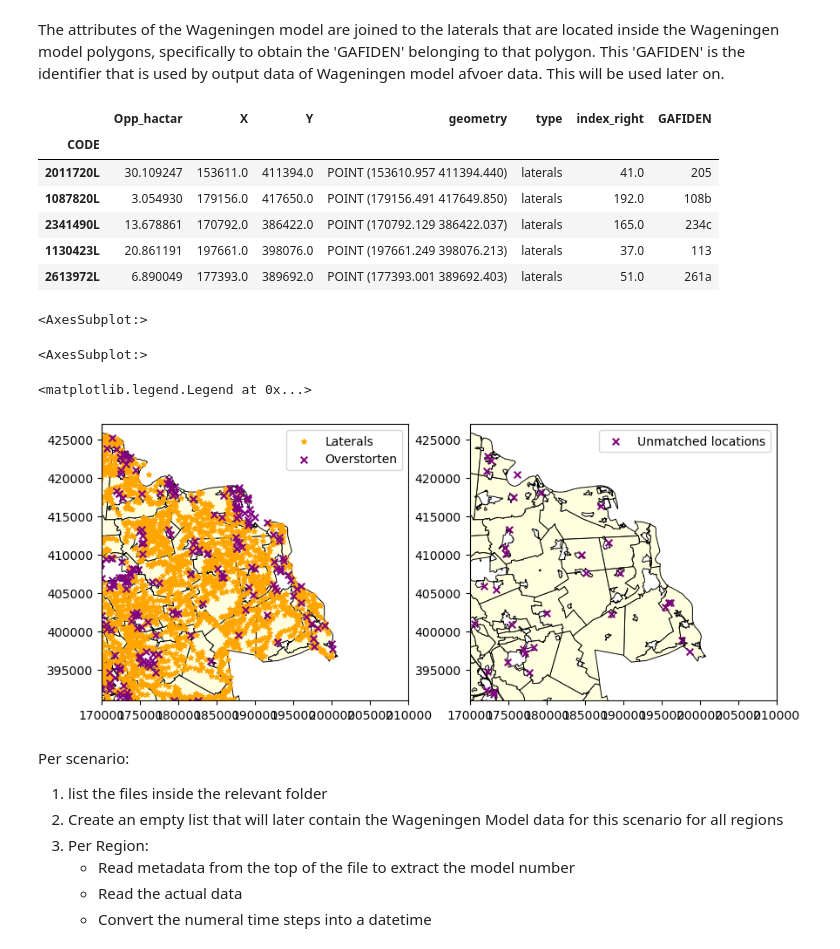
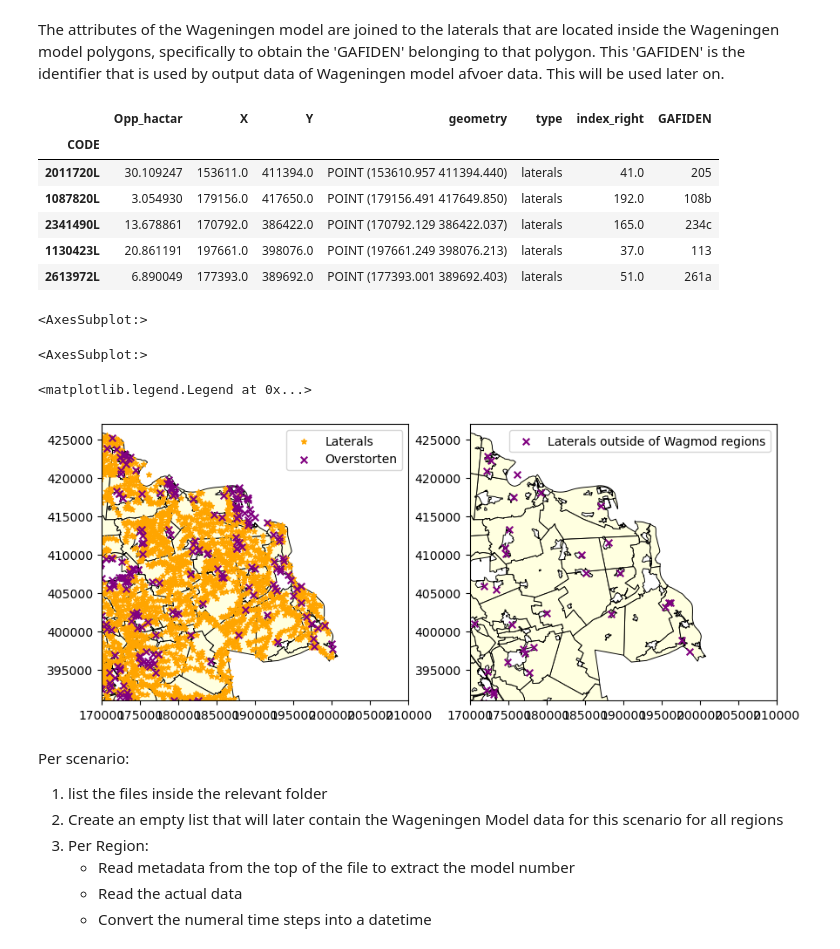
Before and after one commit to jaclangemeijer/23K01-01-importeer-neerslag-afvoer-uit-modellen, a Jupyter notebook: 06_Scripts/WMOVS2D_HYDRO2_JL.ipynb, the cells around one changed output. Cells and saved outputs as stored; diff of their text form; code cells hidden in the pictures.

```diff
--- a/06_Scripts/WMOVS2D_HYDRO2_JL.ipynb
+++ b/06_Scripts/WMOVS2D_HYDRO2_JL.ipynb
@@ -130,26 +130,27 @@ The attributes of the Wageningen model are joined to the laterals that are locat
 # %%
 gdf_laterals_joined = gpd.sjoin(gdf_laterals, gdf_wagmod, how='left')
 gdf_laterals_joined.head()
 
 gdf_wagmod.plot(ax=ax2, fc="lightyellow", edgecolor='black', lw=0.7)
 gdf_missing = gdf_laterals_joined.loc[gdf_laterals_joined['index_right'].isna()]
-gdf_missing.plot(ax=ax2, color = 'purple', marker='x',markersize = 30, label = 'Unmatched locations')
+gdf_missing.plot(ax=ax2, color = 'purple', marker='x',markersize = 30, label = 'Laterals outside of Wagmod regions')
 ax2.legend()
 fig
 #TODO: locaties die niet binnen een Wagmod gebied vallen moeten op e.o.a. manier gekoppeld worden aan Wagmod data.
 # Mijn voorkeur zou zijn een koppeltabel voor die 100 locaties.
+#TODO: checken hoe het nu precies zit met de lateralen van wageningen model en de overstorten in dat lateralen bestand.
 # %% [output]
 |  | Opp_hactar | X | Y | geometry | type | index_right | GAFIDEN |
 | CODE |  |  |  |  |  |  |  |
 | 2011720L | 30.109247 | 153611.0 | 411394.0 | POINT (153610.957 411394.440) | laterals | 41.0 | 205 |
 | 1087820L | 3.054930 | 179156.0 | 417650.0 | POINT (179156.491 417649.850) | laterals | 192.0 | 108b |
 | 2341490L | 13.678861 | 170792.0 | 386422.0 | POINT (170792.129 386422.037) | laterals | 165.0 | 234c |
 | 1130423L | 20.861191 | 197661.0 | 398076.0 | POINT (197661.249 398076.213) | laterals | 37.0 | 113 |
 | 2613972L | 6.890049 | 177393.0 | 389692.0 | POINT (177393.001 389692.403) | laterals | 51.0 | 261a |
 <AxesSubplot:>
 <AxesSubplot:>
 <matplotlib.legend.Legend at 0x...>
-[figure, old version]
+[figure, new version]
 # %% [markdown]
 Per scenario:
 1) list the files inside the relevant folder
```
Also changed, not shown: parts of 2 cells of this notebook.
